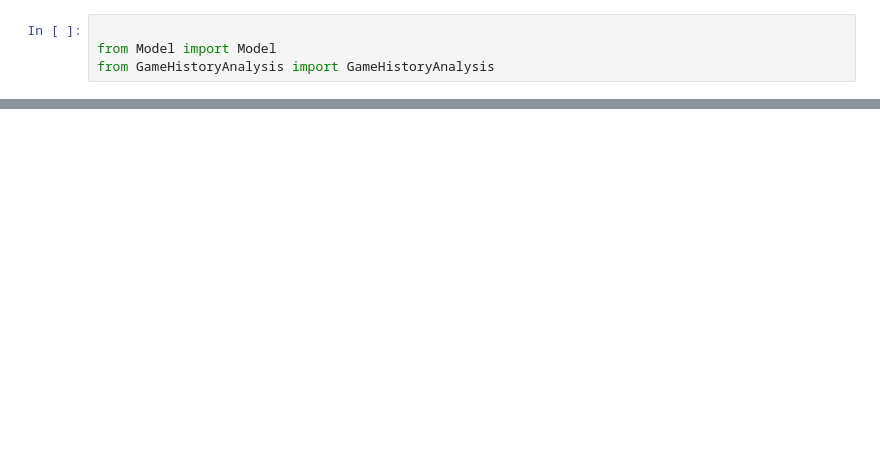
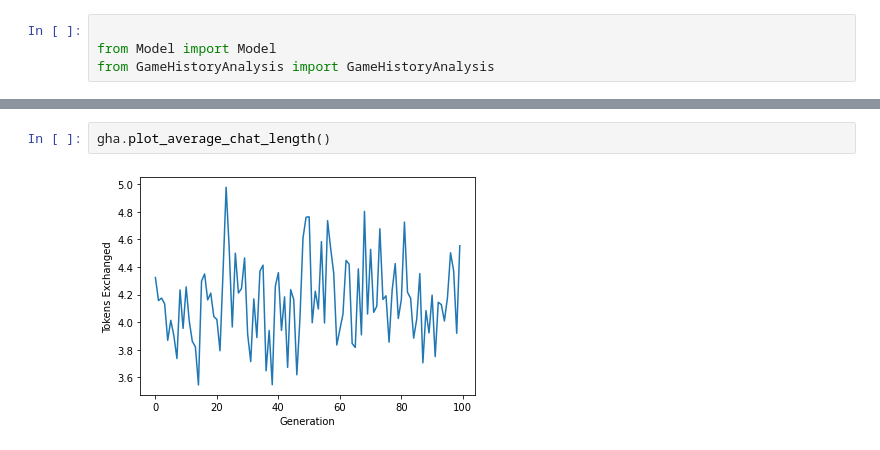
Before and after one commit to SaltySpatula/EvoCoABM, a Jupyter notebook: RL_model_testing.ipynb, the cells around one changed output, grey strips where cells are left out. Saved outputs shown, nothing was run; the diff lists cells and outputs as text; blank space fills up the shorter version.

```diff
--- a/RL_model_testing.ipynb
+++ b/RL_model_testing.ipynb
@@ -18,0 +26,4 @@ gha.plot_average_payoff()
+# %%
+gha.plot_average_chat_length()
+# %% [output]
+[figure, added]
```
Also changed, not shown: parts of 5 cells of this notebook, 2 other files.
